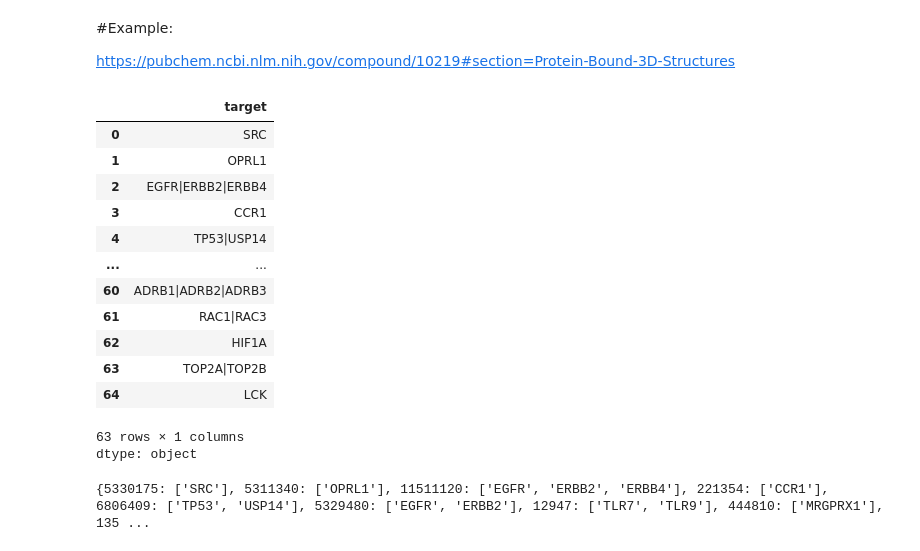
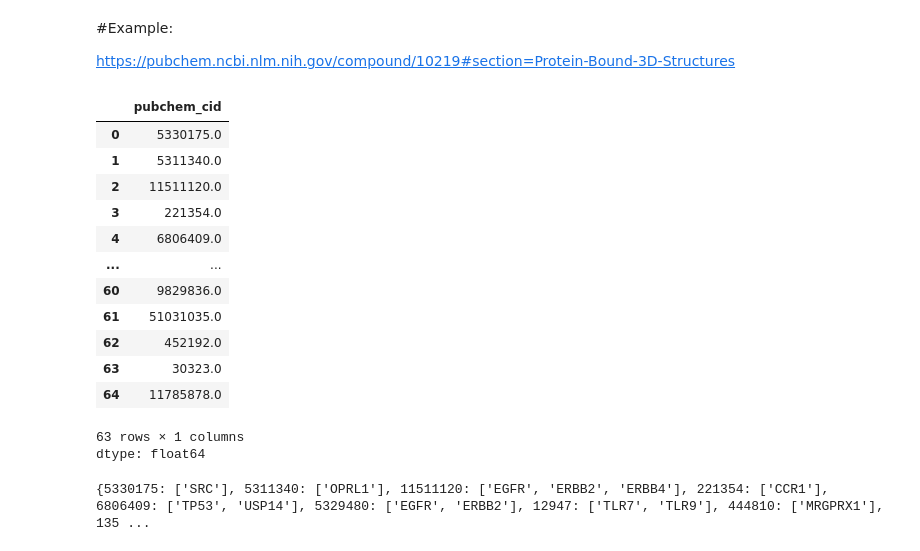
Before and after one commit to kattens/ChemBridge, a Jupyter notebook: Pubchem_Downloader_Phase_one.ipynb, the cells around one changed output. Cells and saved outputs as stored; diff of their text form; code cells hidden in the pictures.

Commit message:
Columns Added

```diff
--- a/Pubchem_Downloader_Phase_one.ipynb
+++ b/Pubchem_Downloader_Phase_one.ipynb
@@ -84,26 +84,27 @@ df = pd.read_excel(file_path)
 #based on a experiment theres some NaN values in the column that we should remove
 #remove the rows with NaN as the pubchem_cid value
 df = df.dropna(subset=['pubchem_cid'])
-# %%
-#access to the pubchem_cid column
-#df['clinical_phase']
-#df['pubchem_cid']
-df['target']
-# %% [output]
-|  | target |
-| 0 | SRC |
-| 1 | OPRL1 |
-| 2 | EGFR|ERBB2|ERBB4 |
-| 3 | CCR1 |
-| 4 | TP53|USP14 |
-| ... | ... |
-| 60 | ADRB1|ADRB2|ADRB3 |
-| 61 | RAC1|RAC3 |
-| 62 | HIF1A |
-| 63 | TOP2A|TOP2B |
-| 64 | LCK |
-63 rows × 1 columns
-dtype: object
+# %%
+#access to the pubchem_cid column
+#df['clinical_phase'] # focus on those that are Launched
+#df['target'] # ask if we need only these or should we add more
+#df['pert_iname.1'] # focus on those that has a commercial name
+df['pubchem_cid']
+# %% [output]
+|  | pubchem_cid |
+| 0 | 5330175.0 |
+| 1 | 5311340.0 |
+| 2 | 11511120.0 |
+| 3 | 221354.0 |
+| 4 | 6806409.0 |
+| ... | ... |
+| 60 | 9829836.0 |
+| 61 | 51031035.0 |
+| 62 | 452192.0 |
+| 63 | 30323.0 |
+| 64 | 11785878.0 |
+63 rows × 1 columns
+dtype: float64
 # %%
 #make a list
 pubchem_ids = df['pubchem_cid'].tolist() #type = float
```
